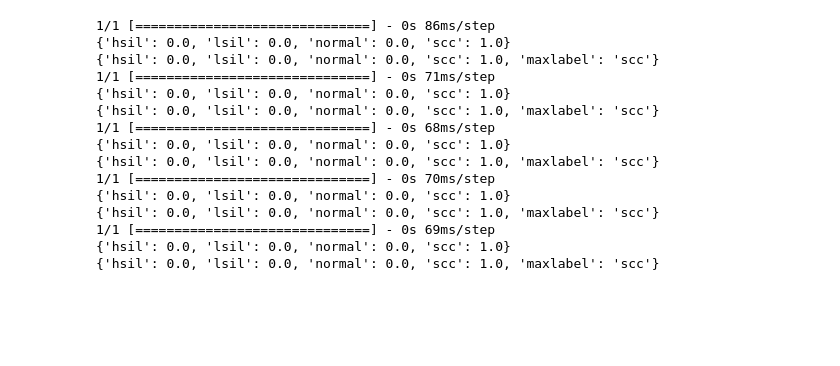
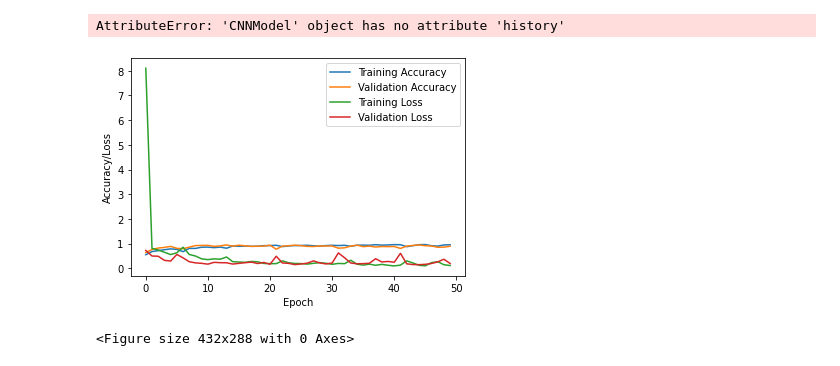
Before and after one commit to Ganappriyan/Cancer-Diagnosis-using-ML, a Jupyter notebook: Project/image_processing/CNNModelTest.ipynb, the cells around one changed output. Cells and saved outputs as stored; diff of their text form; code cells hidden in the pictures; blank space fills up the shorter version.

```diff
--- a/Project/image_processing/CNNModelTest.ipynb
+++ b/Project/image_processing/CNNModelTest.ipynb
@@ -10,6 +4,6 @@ To enable the following instructions: AVX2 AVX512F FMA, in other operations, reb
 # %%
 # Open Model
-# cnnmodel = CNNModel(modelname="grade", filename="simple_noarg.h5", modelkind='simple', image_argumentation=False)
-classification_model = CNNModel(modelname="classification", filename="simple_noarg.h5", modelkind='simple', image_argumentation=False)
-grading_model = CNNModel(modelname="grade", filename="simple_noarg.h5", modelkind='simple', image_argumentation=False)
+cnnmodel = CNNModel(modelname="classification", filename="simple_arg.h5", modelkind='simple', image_argumentation=True)
+# classification_model = CNNModel(modelname="classification", filename="simple_noarg.h5", modelkind='simple', image_argumentation=False)
+# grading_model = CNNModel(modelname="grade", filename="simple_noarg.h5", modelkind='simple', image_argumentation=False)
 # %% [output]
@@ -47,41 +81,23 @@ You must install pydot (`pip install pydot`) and install graphviz (see instructi
 # %%
-# cnnmodel.save(filename=None)
+cnnmodel.save(filename=None)
+# %% [output]
+AttributeError: 'CNNModel' object has no attribute 'history'
 # %%
-# import matplotlib.pyplot as plt
+import matplotlib.pyplot as plt
 
-# plt.plot(history.history['accuracy'], label='Training Accuracy')
-# plt.plot(history.history['val_accuracy'], label='Validation Accuracy')
-# plt.plot(history.history['loss'], label='Training Loss')
-# plt.plot(history.history['val_loss'], label='Validation Loss')
-# plt.xlabel('Epoch')
-# plt.ylabel('Accuracy/Loss')
-# plt.legend()
-# plt.show()
-# plt.savefig(cnnmodel.filename + "_history.png")
+
+if not history:
+    history = cnnmodel.history
+
+plt.plot(history.history['accuracy'], label='Training Accuracy')
+plt.plot(history.history['val_accuracy'], label='Validation Accuracy')
+plt.plot(history.history['loss'], label='Training Loss')
+plt.plot(history.history['val_loss'], label='Validation Loss')
+plt.xlabel('Epoch')
+plt.ylabel('Accuracy/Loss')
+plt.legend()
+plt.show()
+plt.savefig(cnnmodel.filename + "_history.png")
+# %% [output]
+[figure, added]
+<Figure size 432x288 with 0 Axes>
-# %%
-file = open("data/grade/scc/scc_1 (1).jpg", "rb")
-print(cnnmodel.predict(file.read()))
-file = open("data/grade/scc/scc_1 (2).jpg", "rb")
-print(cnnmodel.predict(file.read()))
-file = open("data/grade/scc/scc_1 (3).jpg", "rb")
-print(cnnmodel.predict(file.read()))
-file = open("data/grade/scc/scc_1 (4).jpg", "rb")
-print(cnnmodel.predict(file.read()))
-file = open("data/grade/scc/scc_1 (5).jpg", "rb")
-print(cnnmodel.predict(file.read()))
-# %% [output]
-1/1 [==============================] - 0s 86ms/step
-{'hsil': 0.0, 'lsil': 0.0, 'normal': 0.0, 'scc': 1.0}
-{'hsil': 0.0, 'lsil': 0.0, 'normal': 0.0, 'scc': 1.0, 'maxlabel': 'scc'}
-1/1 [==============================] - 0s 71ms/step
-{'hsil': 0.0, 'lsil': 0.0, 'normal': 0.0, 'scc': 1.0}
-{'hsil': 0.0, 'lsil': 0.0, 'normal': 0.0, 'scc': 1.0, 'maxlabel': 'scc'}
-1/1 [==============================] - 0s 68ms/step
-{'hsil': 0.0, 'lsil': 0.0, 'normal': 0.0, 'scc': 1.0}
-{'hsil': 0.0, 'lsil': 0.0, 'normal': 0.0, 'scc': 1.0, 'maxlabel': 'scc'}
-1/1 [==============================] - 0s 70ms/step
-{'hsil': 0.0, 'lsil': 0.0, 'normal': 0.0, 'scc': 1.0}
-{'hsil': 0.0, 'lsil': 0.0, 'normal': 0.0, 'scc': 1.0, 'maxlabel': 'scc'}
-1/1 [==============================] - 0s 69ms/step
-{'hsil': 0.0, 'lsil': 0.0, 'normal': 0.0, 'scc': 1.0}
-{'hsil': 0.0, 'lsil': 0.0, 'normal': 0.0, 'scc': 1.0, 'maxlabel': 'scc'}
```
Also changed, not shown: parts of 8 cells of this notebook, 5 other files.
